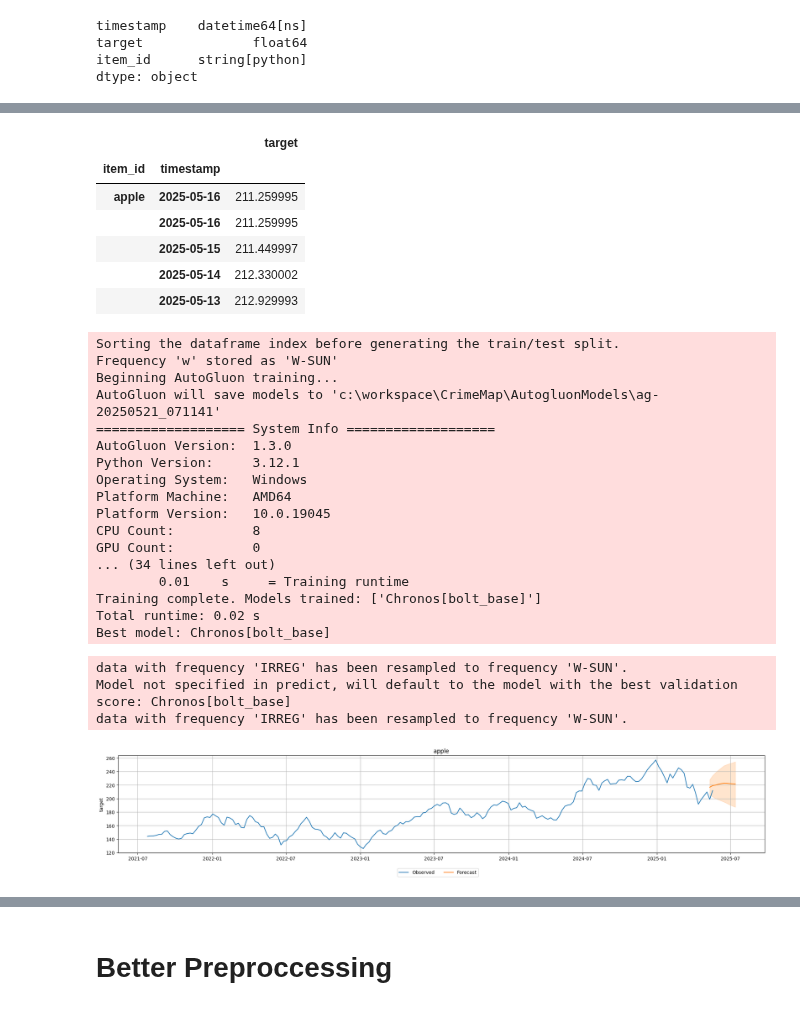
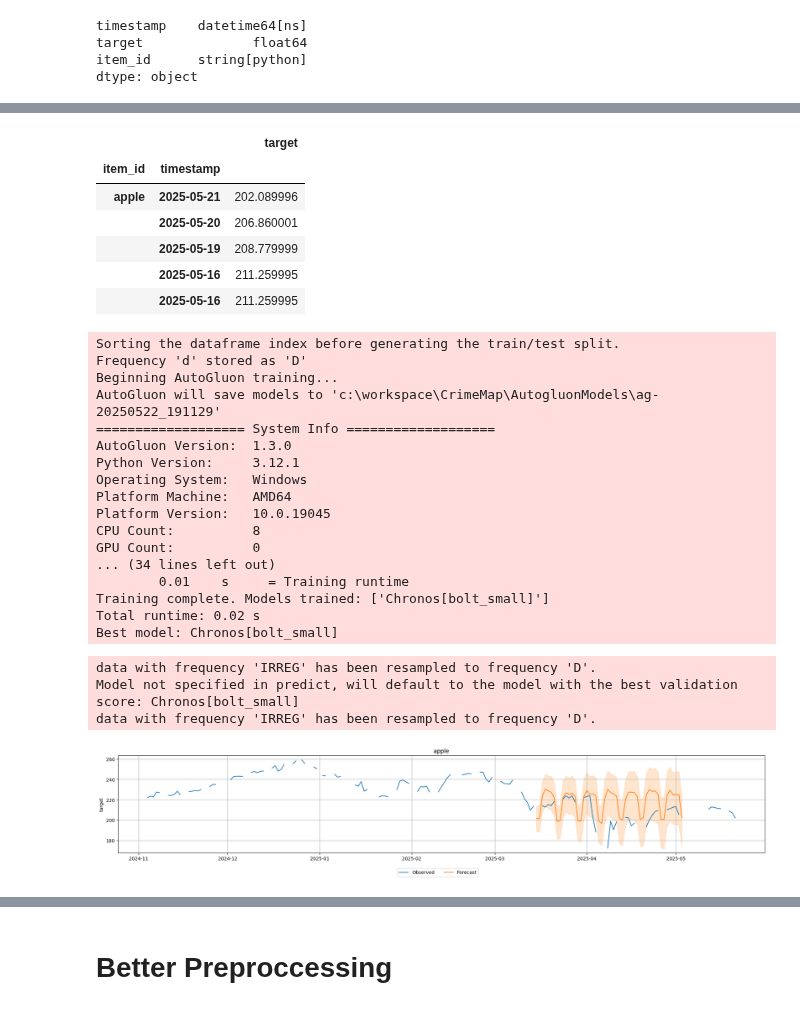
Before and after one commit to tc020/StockPredictor, a Jupyter notebook: preprocessing_data.ipynb, the cells around one changed output, grey strips where cells are left out. Saved outputs shown, nothing was run; the diff lists cells and outputs as text; code cells hidden in the pictures.

```diff
--- a/preprocessing_data.ipynb
+++ b/preprocessing_data.ipynb
@@ -194,32 +180,32 @@ df_apple_reordered
 # %%
 from autogluon.timeseries import TimeSeriesDataFrame, TimeSeriesPredictor
 
-load_data = TimeSeriesDataFrame.from_data_frame(
+data = TimeSeriesDataFrame.from_data_frame(
     df_apple_reordered,
     id_column="item_id",
     timestamp_column="timestamp"
 )
-load_data.head()
+data.head()
 # %% [output]
 |  |  | target |
 | item_id | timestamp |  |
-| apple | 2025-05-16 | 211.259995 |
+| apple | 2025-05-21 | 202.089996 |
+|  | 2025-05-20 | 206.860001 |
+|  | 2025-05-19 | 208.779999 |
 |  | 2025-05-16 | 211.259995 |
-|  | 2025-05-15 | 211.449997 |
-|  | 2025-05-14 | 212.330002 |
-|  | 2025-05-13 | 212.929993 |
+|  | 2025-05-16 | 211.259995 |
 # %%
-prediction_length = 10
-train_data, test_data = load_data.train_test_split(prediction_length)
+prediction_length = 50
+train_data, test_data = data.train_test_split(prediction_length)
 
-predictor = TimeSeriesPredictor(prediction_length=prediction_length, freq="w", eval_metric="SQL").fit(
-    train_data, presets="bolt_base",
+predictor = TimeSeriesPredictor(prediction_length=prediction_length, freq="d").fit(
+    train_data, presets="bolt_small",
 )
 # %% [output]
 Sorting the dataframe index before generating the train/test split.
-Frequency 'w' stored as 'W-SUN'
+Frequency 'd' stored as 'D'
 Beginning AutoGluon training...
-AutoGluon will save models to 'c:\workspace\CrimeMap\AutogluonModels\ag-20250521_071141'
+AutoGluon will save models to 'c:\workspace\CrimeMap\AutogluonModels\ag-20250522_191129'
 =================== System Info ===================
 AutoGluon Version:  1.3.0
 Python Version:     3.12.1
@@ -230,19 +216,19 @@ CPU Count:          8
 GPU Count:          0
 ... (34 lines left out)
         0.01    s     = Training runtime
-Training complete. Models trained: ['Chronos[bolt_base]']
+Training complete. Models trained: ['Chronos[bolt_small]']
 Total runtime: 0.02 s
-Best model: Chronos[bolt_base]
+Best model: Chronos[bolt_small]
 # %%
 predictions = predictor.predict(train_data)
 predictor.plot(
     data=data,
     predictions=predictions,
-    item_ids=data.item_ids[:2],
+    item_ids=data.item_ids[:20],
     max_history_length=200,
 );
 # %% [output]
-data with frequency 'IRREG' has been resampled to frequency 'W-SUN'.
-Model not specified in predict, will default to the model with the best validation score: Chronos[bolt_base]
-data with frequency 'IRREG' has been resampled to frequency 'W-SUN'.
+data with frequency 'IRREG' has been resampled to frequency 'D'.
+Model not specified in predict, will default to the model with the best validation score: Chronos[bolt_small]
+data with frequency 'IRREG' has been resampled to frequency 'D'.
-[figure, old version]
+[figure, new version]
```
Also changed, not shown: parts of 16 cells of this notebook.
